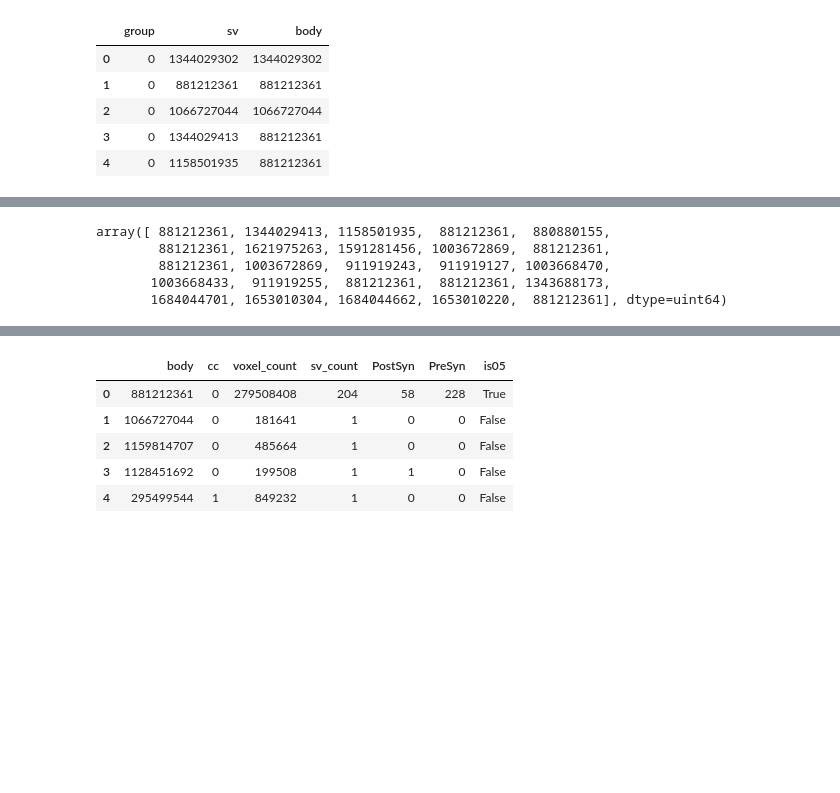
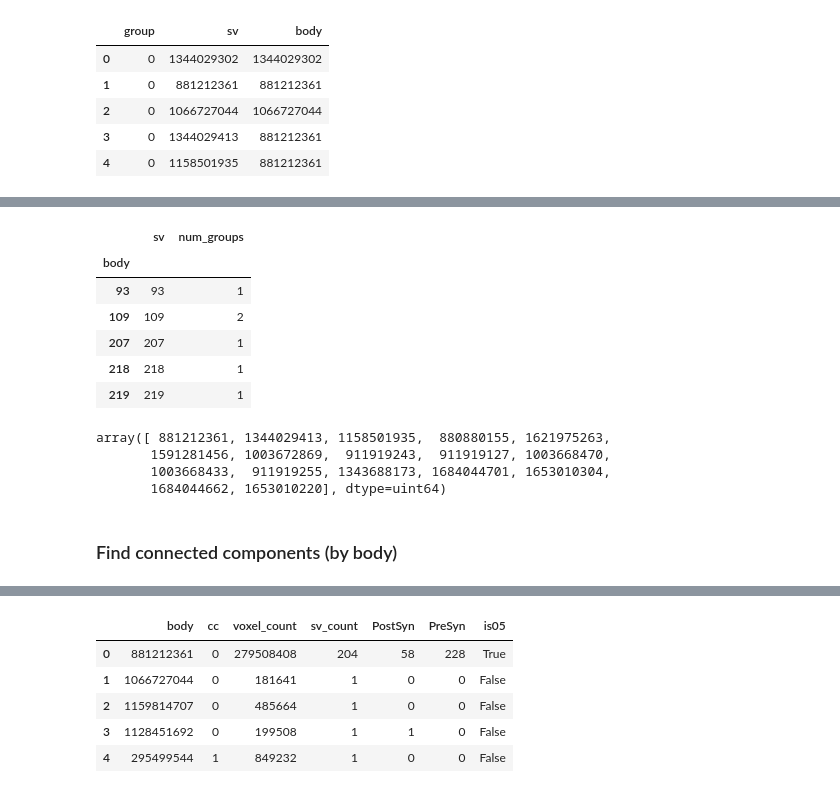
Before and after one commit to stuarteberg/resegmenation-v2a, a Jupyter notebook: analyze-v2a.ipynb, the cells around one changed output, grey strips where cells are left out. Cells and saved outputs as stored; diff of their text form; code cells hidden in the pictures; blank space fills up the shorter version.

```diff
--- a/analyze-v2a.ipynb
+++ b/analyze-v2a.ipynb
@@ -96,4 +100,8 @@ mirror_seg = (*mirror, 'segmentation')
+# %%
+analysis_uuid = 'd59e'
+analysis_node = ('emdata1:8900', analysis_uuid) # MIRROR
+analysis_seg = (*analysis_node, 'segmentation')
 # %%
-mapping = fetch_mappings(*mirror_seg)
+mapping = fetch_mappings(*analysis_seg)
 mapper = LabelMapper(mapping.index.values, mapping.values)
 # %% [output]
@@ -119,3 +129,5 @@ merges_df.shape
 # %%
-%time body_svs_df = merges_df.groupby('body').agg({'sv': pd.unique})
+%%time
+body_svs_df = merges_df.groupby('body').agg({'sv': pd.unique, 'group': 'nunique'})
+body_svs_df.rename(columns={'group': 'num_groups'}, inplace=True)
 # %% [output]
@@ -123,12 +135,23 @@ CPU times: user 3min 17s, sys: 247 ms, total: 3min 17s
 Wall time: 3min 17s
+# %%
+body_svs_df.head()
+# %% [output]
+|  | sv | num_groups |
+| body |  |  |
+| 93 | 93 | 1 |
+| 109 | 109 | 2 |
+| 207 | 207 | 1 |
+| 218 | 218 | 1 |
+| 219 | 219 | 1 |
 # %%
 body_svs_df.loc[881212361, 'sv']
 # %% [output]
-array([ 881212361, 1344029413, 1158501935,  881212361,  880880155,
-        881212361, 1621975263, 1591281456, 1003672869,  881212361,
-        881212361, 1003672869,  911919243,  911919127, 1003668470,
-       1003668433,  911919255,  881212361,  881212361, 1343688173,
-       1684044701, 1653010304, 1684044662, 1653010220,  881212361], dtype=uint64)
+array([ 881212361, 1344029413, 1158501935,  880880155, 1621975263,
+       1591281456, 1003672869,  911919243,  911919127, 1003668470,
+       1003668433,  911919255, 1343688173, 1684044701, 1653010304,
+       1684044662, 1653010220], dtype=uint64)
+# %% [markdown]
+### Find connected components (by body)
 # %%
 body_edges = []
 for g, df in merges_df.groupby('group'):
```
Also changed, not shown: parts of 46 cells of this notebook.
